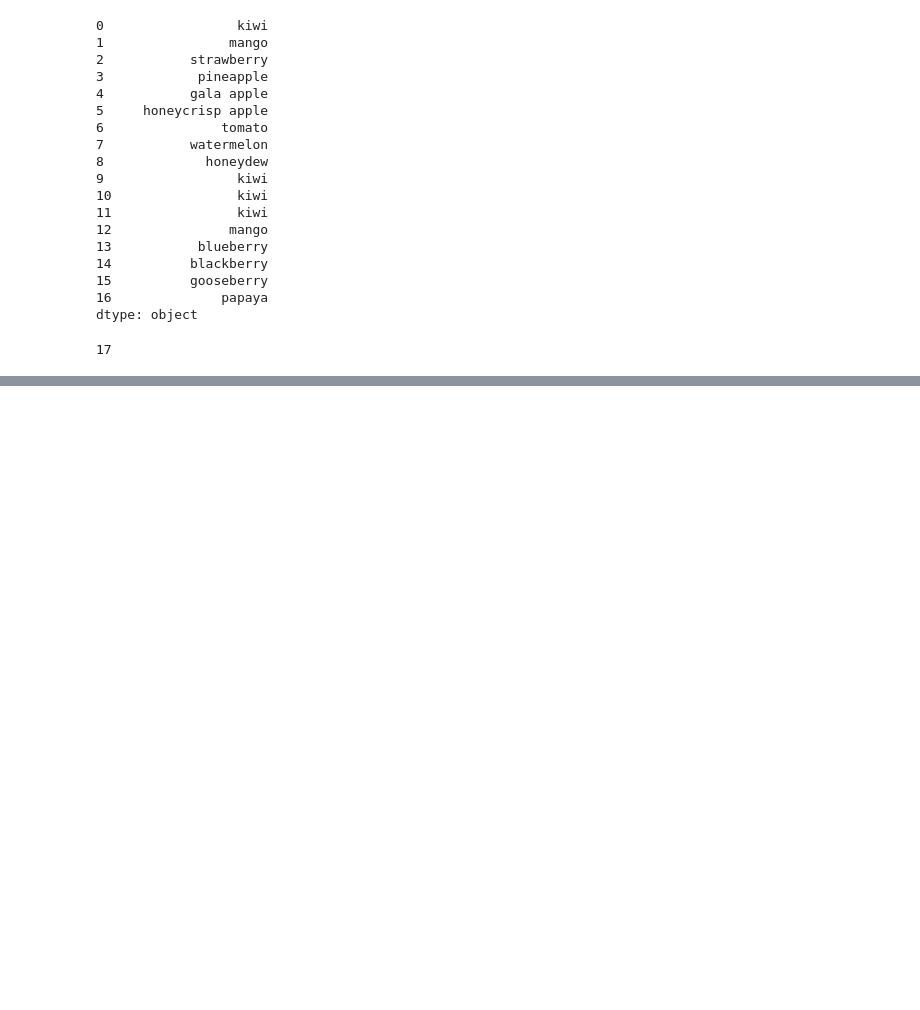
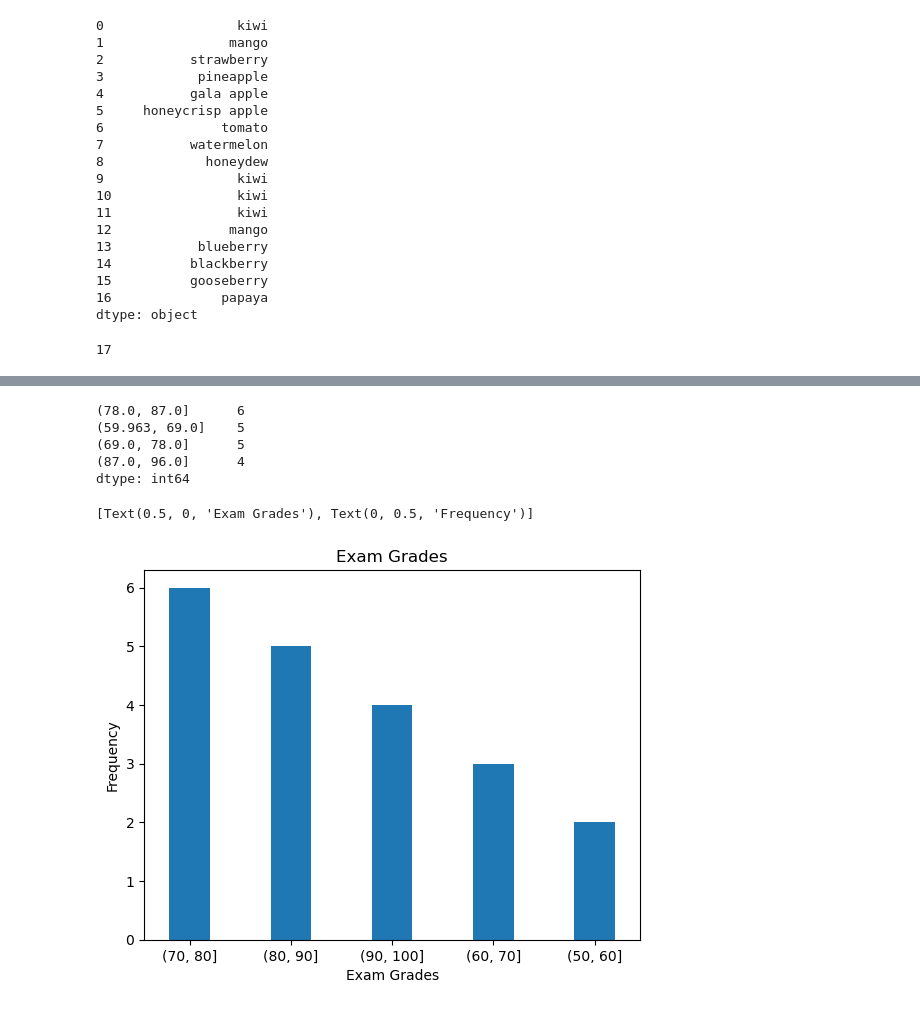
Before and after one commit to Keila-Camarillo/numpy-pandas-visualization-exercises, a Jupyter notebook: pandas_series.ipynb, the cells around one changed output, grey strips where cells are left out. Drawn from its saved outputs; the diff is of its cells as text; code cells hidden in the pictures; blank space fills up the shorter version.

```diff
--- a/pandas_series.ipynb
+++ b/pandas_series.ipynb
@@ -94,0 +486,17 @@ dtype: int64
+# %%
+# 3. Plot the Series in a meaningful way and make sure your chart has a title and axis labels.
+print(exam_series.value_counts(bins=4))
+
+exam_cat1 = pd.cut(exam_series, 4)
+exam_cat2 = pd.cut(exam_series, [50, 60, 70, 80, 90, 100])
+exam_cat3 = exam_cat2.value_counts()
+
+exam_cat3.plot.bar(title='Exam Grades', rot=0, width=.4).set(xlabel='Exam Grades', ylabel='Frequency')
+# %% [output]
+(78.0, 87.0]      6
+(59.963, 69.0]    5
+(69.0, 78.0]      5
+(87.0, 96.0]      4
+dtype: int64
+[Text(0.5, 0, 'Exam Grades'), Text(0, 0.5, 'Frequency')]
+[figure, added]
```
Also changed, not shown: parts of 52 cells of this notebook.
